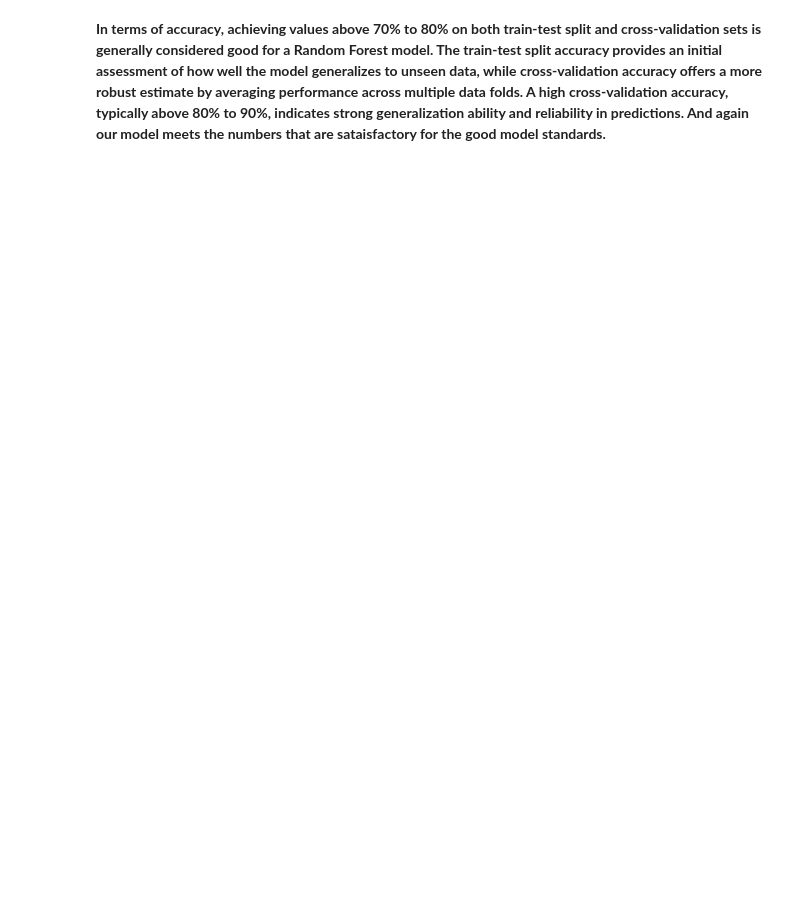
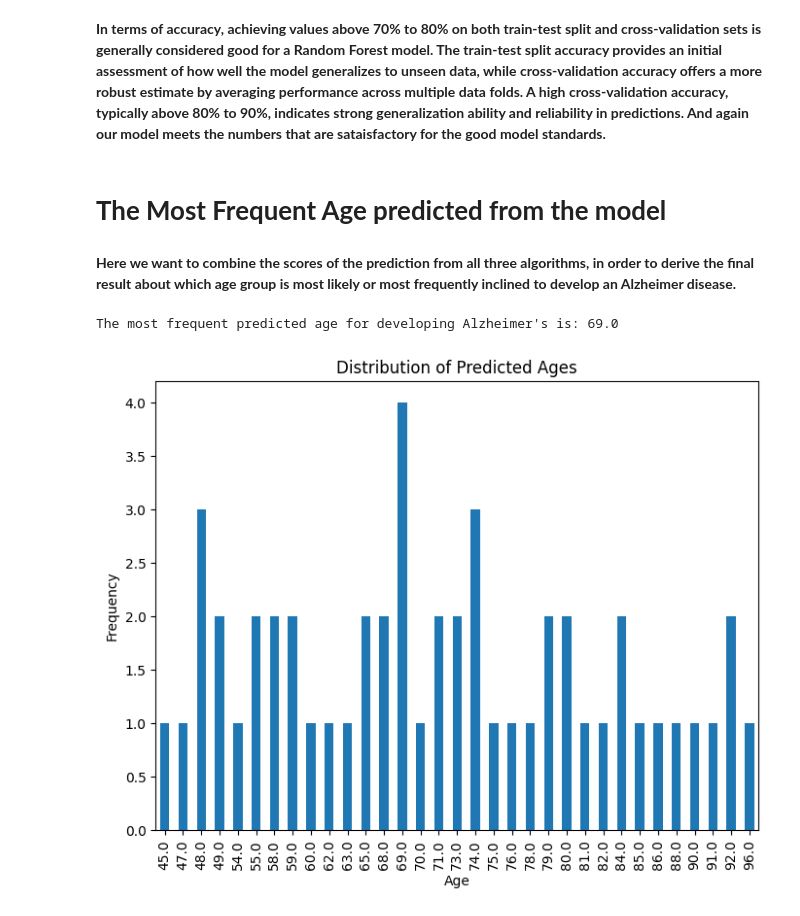
Before and after one commit to Steevei/Alzheimer-Prediction-, a Jupyter notebook: alzheimers-prediction.ipynb, the cells around one changed output. Drawn from its saved outputs; the diff is of its cells as text; code cells hidden in the pictures; blank space fills up the shorter version.

Commit message:
Kaggle Notebook | ALZHEIMER PREDICTION | Final Version.2

```diff
--- a/alzheimers-prediction.ipynb
+++ b/alzheimers-prediction.ipynb
@@ -480,3 +494,37 @@ Train test split accuracy of the model: 0.8076923076923069
 Cross validation accuracy of the model: 0.9922480620155053
 # %% [markdown]
 **In terms of accuracy, achieving values above 70% to 80% on both train-test split and cross-validation sets is generally considered good for a Random Forest model. The train-test split accuracy provides an initial assessment of how well the model generalizes to unseen data, while cross-validation accuracy offers a more robust estimate by averaging performance across multiple data folds. A high cross-validation accuracy, typically above 80% to 90%, indicates strong generalization ability and reliability in predictions. And again our model meets the numbers that are sataisfactory for the good model standards.**
+# %% [markdown]
+# **The Most Frequent Age predicted from the model**
+# %% [markdown]
+**Here we want to combine the scores of the prediction from all three algorithms, in order to derive the final result about which age group is most likely or most frequently inclined to develop an Alzheimer disease.**
+# %%
+# Aggregating Predictions
+y_pred_dtc = dtc.predict(X_test)
+y_pred_lr = lr.predict(X_test)
+y_pred_rfc = rfc.predict(X_test)
+
+# Combine predictions into a single DataFrame
+predictions = pd.DataFrame({
+    'dtc': y_pred_dtc,
+    'lr': y_pred_lr,
+    'rfc': y_pred_rfc
+})
+
+# Find the most frequent age for each sample (voting mechanism, taking mode)
+predictions['final_pred'] = predictions.mode(axis=1)[0]
+
+# Calculate the most frequent predicted age
+most_frequent_age = predictions['final_pred'].mode()[0]
+
+print(f"The most frequent predicted age for developing Alzheimer's is: {most_frequent_age}")
+
+# Visualize the distribution of predicted ages
+predictions['final_pred'].value_counts().sort_index().plot(kind='bar', figsize=(8, 6))
+plt.title('Distribution of Predicted Ages')
+plt.xlabel('Age')
+plt.ylabel('Frequency')
+plt.show()
+# %% [output]
+The most frequent predicted age for developing Alzheimer's is: 69.0
+[figure, added]
```
Also changed, not shown: parts of 12 cells of this notebook.
